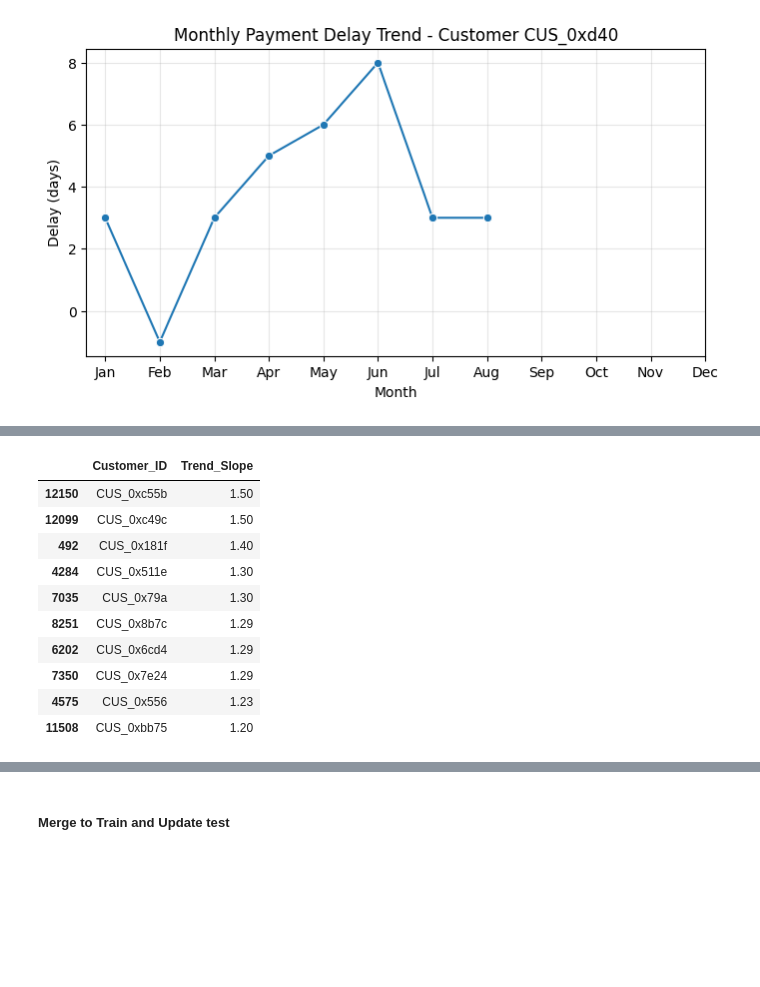
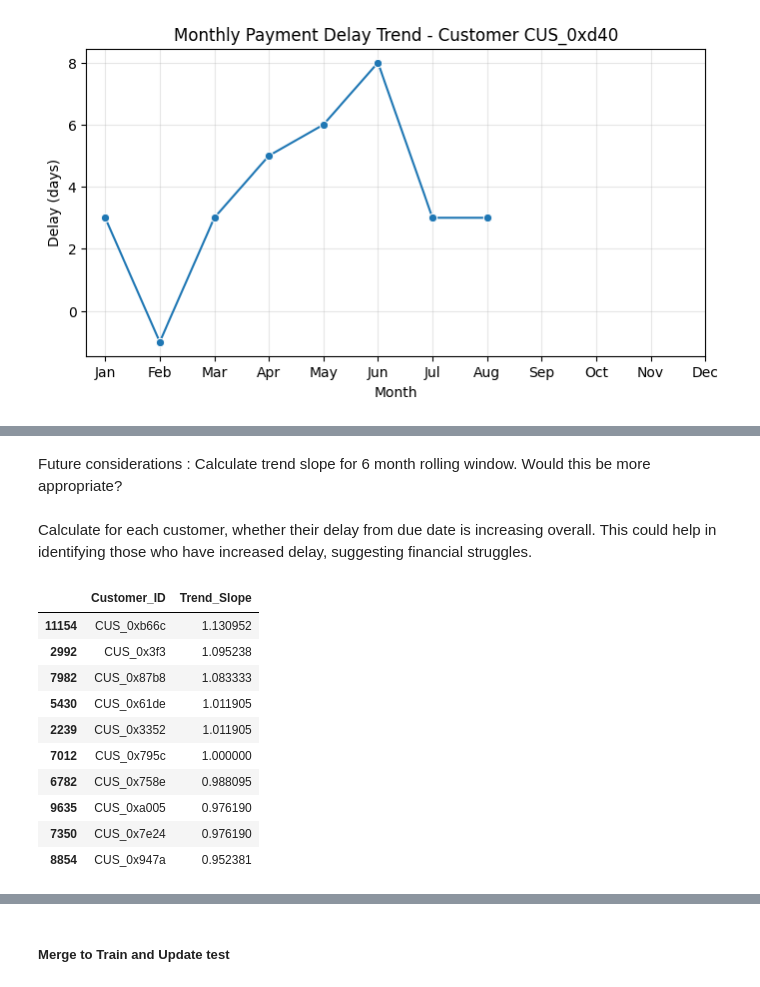
Before and after one commit to tlee817/amex-credit-score-classification, a Jupyter notebook: ml_pipeline_notebook.ipynb, the cells around one changed output, grey strips where cells are left out. Saved outputs shown, nothing was run; the diff lists cells and outputs as text; code cells hidden in the pictures; blank space fills up the shorter version.

```diff
--- a/ml_pipeline_notebook.ipynb
+++ b/ml_pipeline_notebook.ipynb
@@ -2278,33 +2294,37 @@ plt.show()
 [figure]
+# %% [markdown]
+Future considerations : Calculate trend slope for 6 month rolling window.
+Would this be more appropriate?
+# %% [markdown]
+Calculate for each customer, whether their delay from due date is increasing overall. This could help in identifying those who have increased delay, suggesting financial struggles.
 # %%
 from sklearn.linear_model import LinearRegression
 
 trend_slopes = []
 
 for cid, group in monthly_trend.groupby("Customer_ID"):
-    group = group.sort_values("Month_Num")
-    X = np.arange(len(group)).reshape(-1, 1)
-    y = group["Delay_from_due_date"].values
+  X = np.arange(len(group)).reshape(-1, 1)
+  y = group["Delay_from_due_date"].values
 
-    if len(group) > 2:  # require at least 3 months of data
-        model = LinearRegression().fit(X, y)
-        slope = model.coef_[0]
-        trend_slopes.append({"Customer_ID": cid, "Trend_Slope": slope})
+  if len(group) > 2:  # require at least 3 months of data
+      model = LinearRegression().fit(X, y)
+      slope = model.coef_[0]
+      trend_slopes.append({"Customer_ID": cid, "Trend_Slope": slope})
 
 trend_df = pd.DataFrame(trend_slopes)
 trend_df.sort_values("Trend_Slope", ascending=False).head(10)
 # %% [output]
 |  | Customer_ID | Trend_Slope |
-| 12150 | CUS_0xc55b | 1.50 |
-| 12099 | CUS_0xc49c | 1.50 |
-| 492 | CUS_0x181f | 1.40 |
-| 4284 | CUS_0x511e | 1.30 |
-| 7035 | CUS_0x79a | 1.30 |
-| 8251 | CUS_0x8b7c | 1.29 |
-| 6202 | CUS_0x6cd4 | 1.29 |
-| 7350 | CUS_0x7e24 | 1.29 |
-| 4575 | CUS_0x556 | 1.23 |
-| 11508 | CUS_0xbb75 | 1.20 |
+| 11154 | CUS_0xb66c | 1.130952 |
+| 2992 | CUS_0x3f3 | 1.095238 |
+| 7982 | CUS_0x87b8 | 1.083333 |
+| 5430 | CUS_0x61de | 1.011905 |
+| 2239 | CUS_0x3352 | 1.011905 |
+| 7012 | CUS_0x795c | 1.000000 |
+| 6782 | CUS_0x758e | 0.988095 |
+| 9635 | CUS_0xa005 | 0.976190 |
+| 7350 | CUS_0x7e24 | 0.976190 |
+| 8854 | CUS_0x947a | 0.952381 |
 # %%
 # Select top 5 customers with the highest (worst) slopes
 top_risk = trend_df.sort_values("Trend_Slope", ascending=False).head(5)["Customer_ID"]
```
Also changed, not shown: parts of 74 cells of this notebook.
